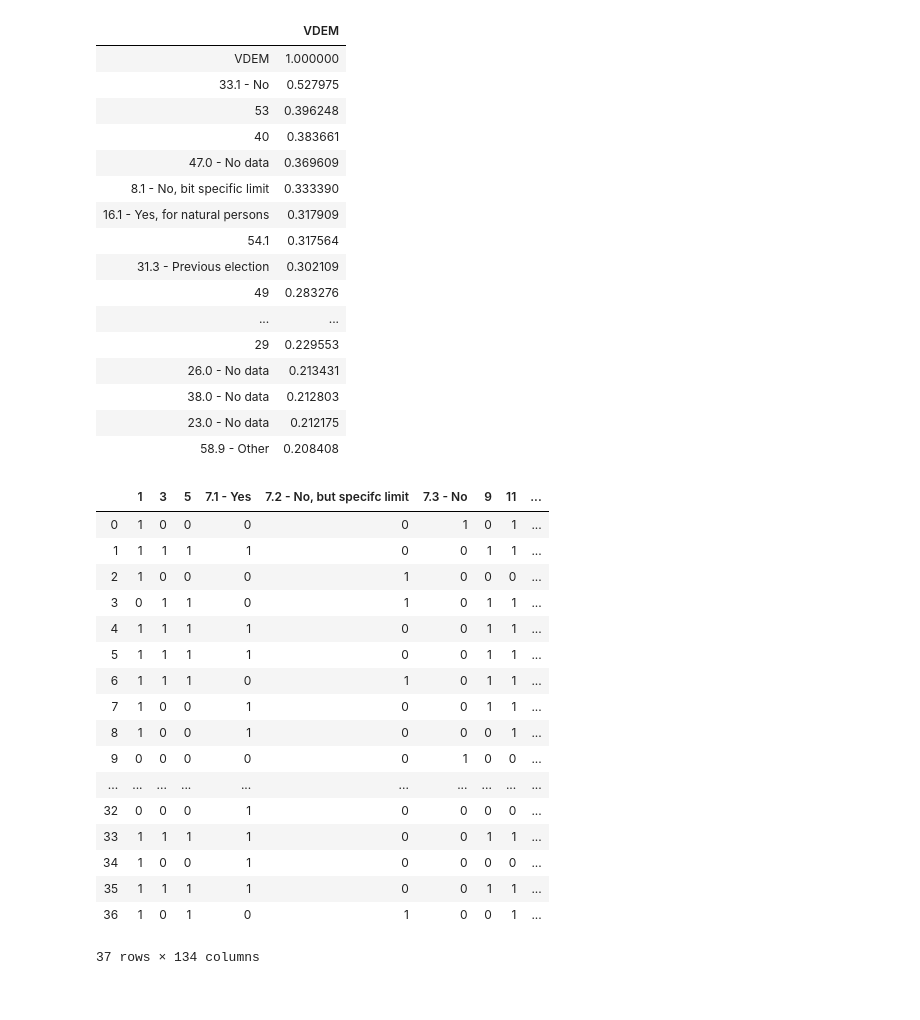
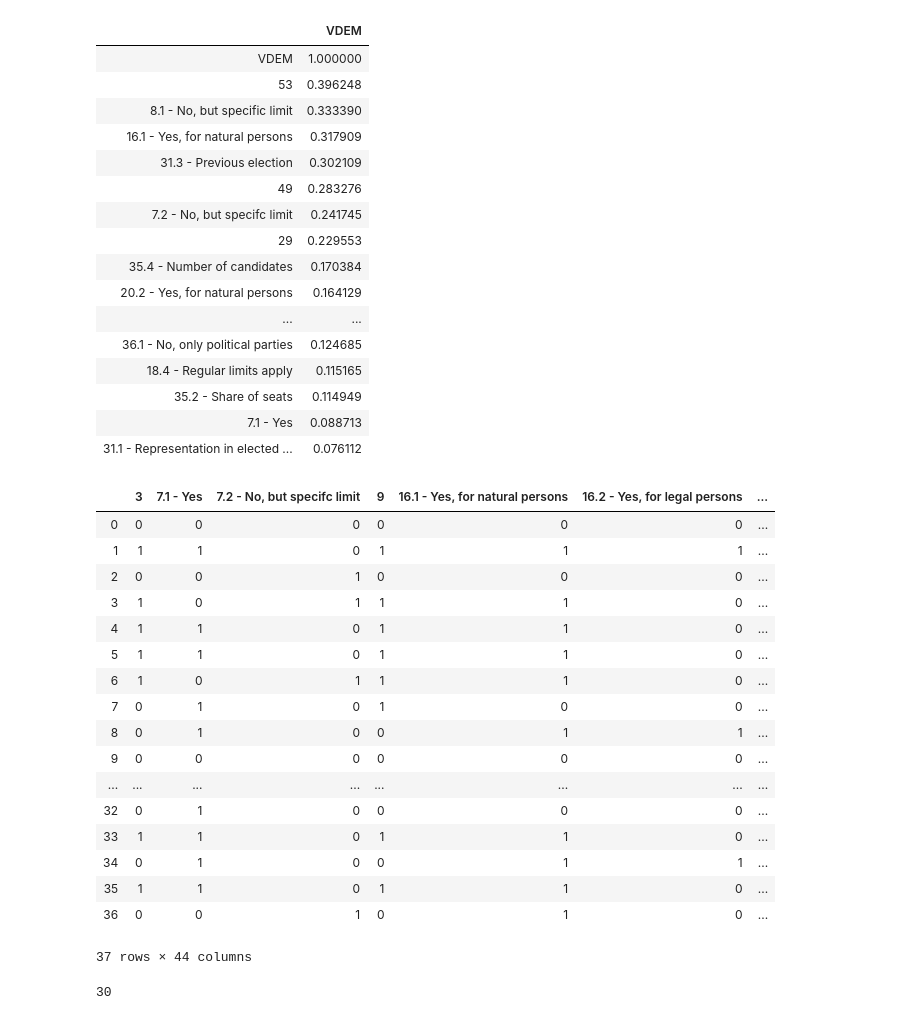
Before and after one commit to luvi01/DemocracyResearch, a Jupyter notebook: New Master Function.ipynb, the cells around one changed output. Cells and saved outputs as stored; diff of their text form; code cells hidden in the pictures.

```diff
--- a/New Master Function.ipynb
+++ b/New Master Function.ipynb
@@ -38,7 +38,7 @@ def variance_threshold_selector(data, threshold):
     return data[data.columns[selector.get_support(indices=True)]]
 # %%
 #Importing excel file and formatting as a pandas dataframe
-db = pd.read_excel('base.xlsx')
+db = pd.read_excel('base_reduced1.xlsx')
 db.set_index("Country")
 db.isnull().sum().sum()
 db
@@ -147,47 +147,47 @@ l.head(20)
 # %% [output]
 |  | VDEM |
 | VDEM | 1.000000 |
-| 33.1 - No | 0.527975 |
 | 53 | 0.396248 |
-| 40 | 0.383661 |
-| 47.0 - No data | 0.369609 |
-| 8.1 - No, bit specific limit | 0.333390 |
+| 8.1 - No, but specific limit | 0.333390 |
 | 16.1 - Yes, for natural persons | 0.317909 |
-| 54.1 | 0.317564 |
 | 31.3 - Previous election | 0.302109 |
 | 49 | 0.283276 |
+| 7.2 - No, but specifc limit | 0.241745 |
+| 29 | 0.229553 |
+| 35.4 - Number of candidates | 0.170384 |
+| 20.2 - Yes, for natural persons | 0.164129 |
 | ... | ... |
-| 29 | 0.229553 |
-| 26.0 - No data | 0.213431 |
-| 38.0 - No data | 0.212803 |
-| 23.0 - No data | 0.212175 |
-| 58.9 - Other | 0.208408 |
+| 36.1 - No, only political parties | 0.124685 |
+| 18.4 - Regular limits apply | 0.115165 |
+| 35.2 - Share of seats | 0.114949 |
+| 7.1 - Yes | 0.088713 |
+| 31.1 - Representation in elected ... | 0.076112 |
 # %%
 # Implementation of feature selection method: variance treshold
 
-X = variance_threshold_selector(X, .90 * (1 - .90))
+X = variance_threshold_selector(X, .85 * (1 - .85))
 # If line has over 85% of equal answers, we can exclude as it explains nothing
 
 X
 # %% [output]
-|  | 1 | 3 | 5 | 7.1 - Yes | 7.2 - No, but specifc limit | 7.3 - No | 9 | 11 | ... |
-| 0 | 1 | 0 | 0 | 0 | 0 | 1 | 0 | 1 | ... |
-| 1 | 1 | 1 | 1 | 1 | 0 | 0 | 1 | 1 | ... |
-| 2 | 1 | 0 | 0 | 0 | 1 | 0 | 0 | 0 | ... |
-| 3 | 0 | 1 | 1 | 0 | 1 | 0 | 1 | 1 | ... |
-| 4 | 1 | 1 | 1 | 1 | 0 | 0 | 1 | 1 | ... |
-| 5 | 1 | 1 | 1 | 1 | 0 | 0 | 1 | 1 | ... |
-| 6 | 1 | 1 | 1 | 0 | 1 | 0 | 1 | 1 | ... |
-| 7 | 1 | 0 | 0 | 1 | 0 | 0 | 1 | 1 | ... |
-| 8 | 1 | 0 | 0 | 1 | 0 | 0 | 0 | 1 | ... |
-| 9 | 0 | 0 | 0 | 0 | 0 | 1 | 0 | 0 | ... |
-| ... | ... | ... | ... | ... | ... | ... | ... | ... | ... |
-| 32 | 0 | 0 | 0 | 1 | 0 | 0 | 0 | 0 | ... |
-| 33 | 1 | 1 | 1 | 1 | 0 | 0 | 1 | 1 | ... |
-| 34 | 1 | 0 | 0 | 1 | 0 | 0 | 0 | 0 | ... |
-| 35 | 1 | 1 | 1 | 1 | 0 | 0 | 1 | 1 | ... |
-| 36 | 1 | 0 | 1 | 0 | 1 | 0 | 0 | 1 | ... |
+|  | 3 | 7.1 - Yes | 7.2 - No, but specifc limit | 9 | 16.1 - Yes, for natural persons | 16.2 - Yes, for legal persons | ... |
+| 0 | 0 | 0 | 0 | 0 | 0 | 0 | ... |
+| 1 | 1 | 1 | 0 | 1 | 1 | 1 | ... |
+| 2 | 0 | 0 | 1 | 0 | 0 | 0 | ... |
+| 3 | 1 | 0 | 1 | 1 | 1 | 0 | ... |
+| 4 | 1 | 1 | 0 | 1 | 1 | 0 | ... |
+| 5 | 1 | 1 | 0 | 1 | 1 | 0 | ... |
+| 6 | 1 | 0 | 1 | 1 | 1 | 0 | ... |
+| 7 | 0 | 1 | 0 | 1 | 0 | 0 | ... |
+| 8 | 0 | 1 | 0 | 0 | 1 | 1 | ... |
+| 9 | 0 | 0 | 0 | 0 | 0 | 0 | ... |
+| ... | ... | ... | ... | ... | ... | ... | ... |
+| 32 | 0 | 1 | 0 | 0 | 0 | 0 | ... |
+| 33 | 1 | 1 | 0 | 1 | 1 | 0 | ... |
+| 34 | 0 | 1 | 0 | 0 | 1 | 1 | ... |
+| 35 | 1 | 1 | 0 | 1 | 1 | 0 | ... |
+| 36 | 0 | 0 | 1 | 0 | 1 | 0 | ... |
-37 rows × 134 columns
+37 rows × 44 columns
 # %%
 dici = {}
 rsquared = []
@@ -245,0 +244,4 @@ colunas.remove('58.4 - Ministry')
+# %%
+len(frame2)
+# %% [output]
+30
```
Also changed, not shown: parts of 12 cells of this notebook, 5 other files.
